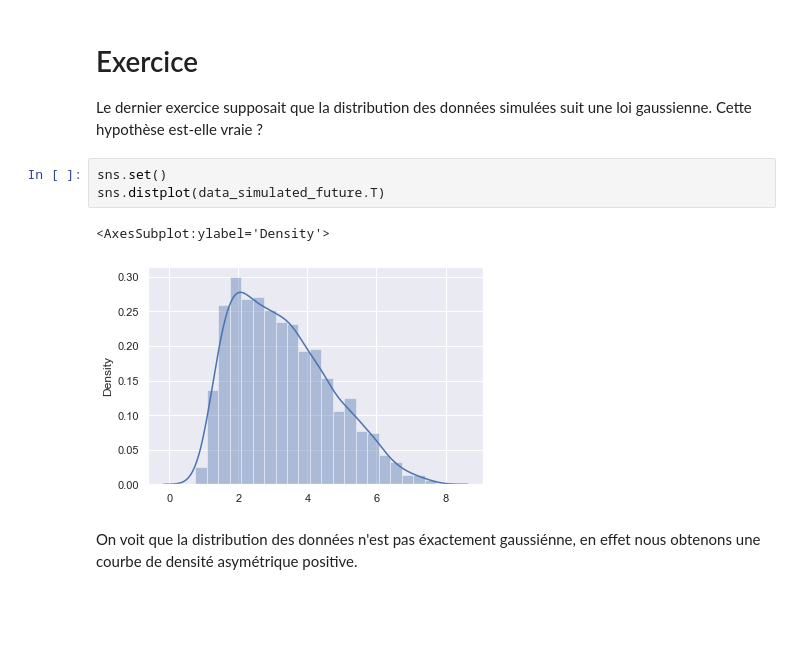
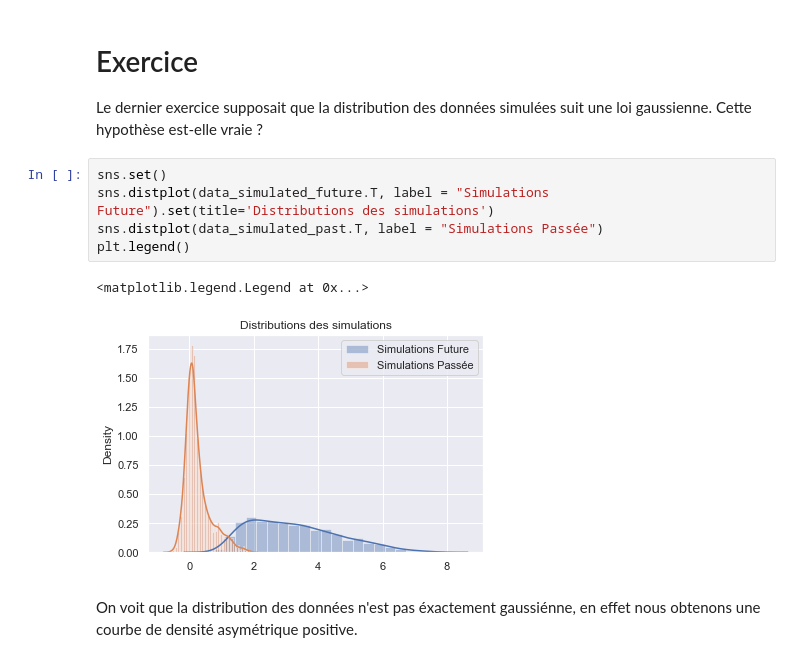
Before and after one commit to SashaCuau/ProjetMeteo, a Jupyter notebook: sujet_seance1_a_completer.ipynb, the cells around one changed output. Saved outputs shown, nothing was run; the diff lists cells and outputs as text; blank space fills up the shorter version.

```diff
--- a/sujet_seance1_a_completer.ipynb
+++ b/sujet_seance1_a_completer.ipynb
@@ -286,12 +286,14 @@ Intervale de confiance à 99%:  (5.001840014722722, 6.053442197025445)
 # %% [markdown]
 # Exercice
 Le dernier exercice supposait que la distribution des données simulées suit une loi gaussienne. Cette hypothèse est-elle vraie ?
-# %%
-sns.set()
-sns.distplot(data_simulated_future.T)
-# %% [output]
-<AxesSubplot:ylabel='Density'>
-[figure, removed]
+# %%
+sns.set()
+sns.distplot(data_simulated_future.T, label = "Simulations Future").set(title='Distributions des simulations')
+sns.distplot(data_simulated_past.T, label = "Simulations Passée")
+plt.legend()
+# %% [output]
+<matplotlib.legend.Legend at 0x...>
+[figure, added]
 # %% [markdown]
 On voit que la distribution des données n'est pas éxactement gaussiénne, en effet nous obtenons une courbe de densité asymétrique positive.
 # %%
```
Also changed, not shown: parts of 29 cells of this notebook.
